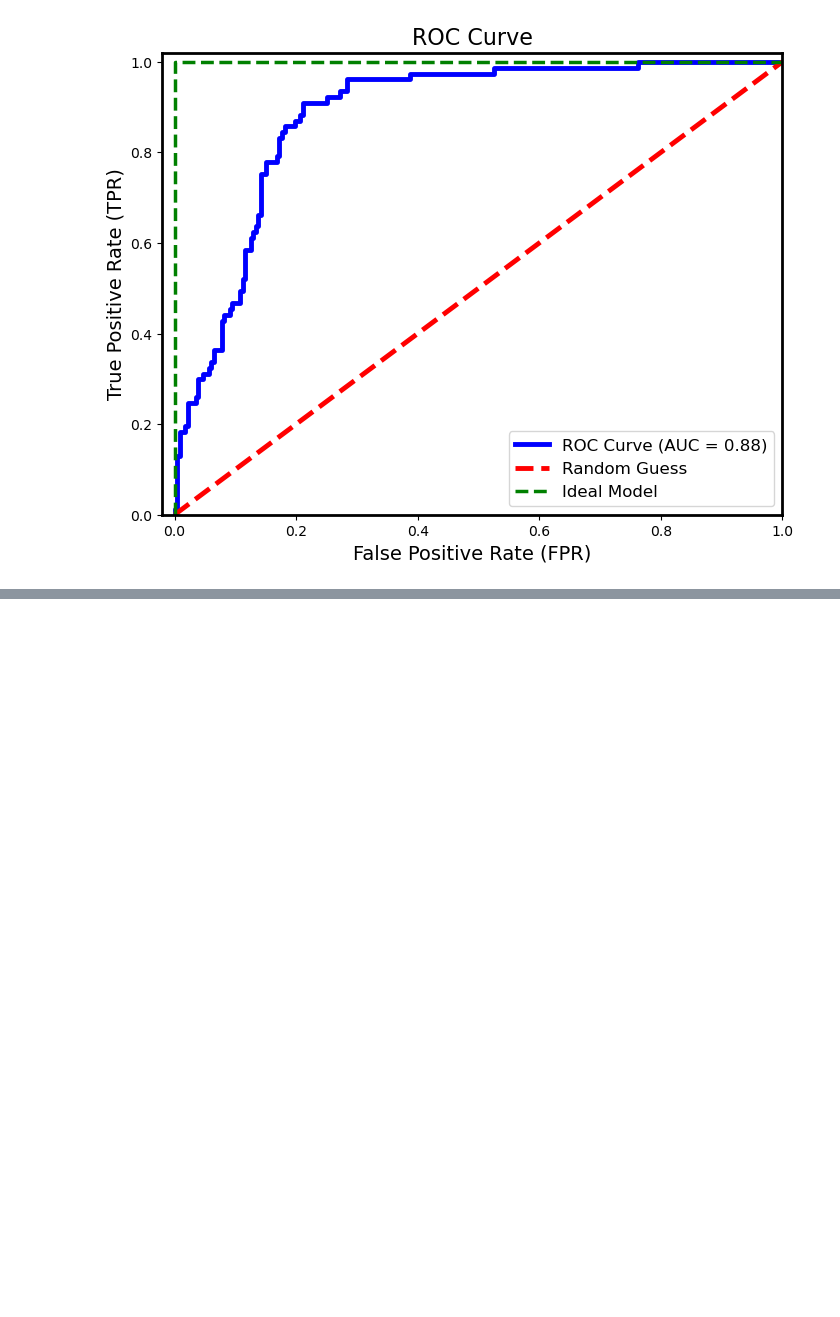
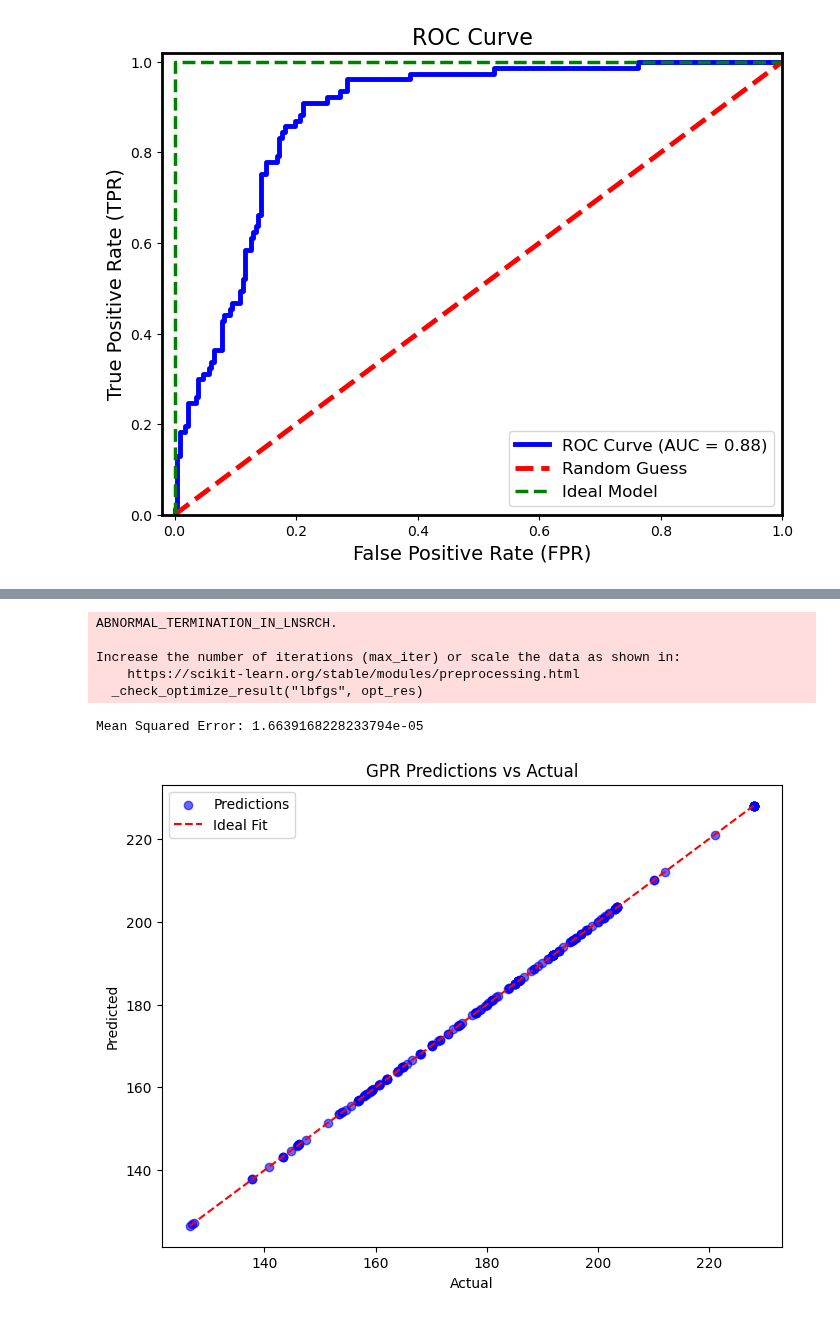
Before and after one commit to Wanwan-Laang/MSE598, a Jupyter notebook: Week10.ipynb, the cells around one changed output, grey strips where cells are left out. Drawn from its saved outputs; the diff is of its cells as text; code cells hidden in the pictures; blank space fills up the shorter version.

```diff
--- a/Week10.ipynb
+++ b/Week10.ipynb
@@ -166,0 +183,45 @@ df = pd.read_csv('https://github.com/maajdl/Yeh-concrete-data-sklearn/raw/master
+# %%
+from sklearn.gaussian_process import GaussianProcessRegressor
+from sklearn.gaussian_process.kernels import RBF, ConstantKernel as C
+from sklearn.metrics import mean_squared_error
+from sklearn.model_selection import train_test_split
+
+
+# Define the features (X) and target (y)
+X = df.drop(columns=['csMPa'])
+y = df['water']
+
+# Split the data into training and testing sets
+X_train, X_test, y_train, y_test = train_test_split(X, y, test_size=0.2, random_state=42)
+
+# Define the kernel for GPR
+kernel = C(1.0, (1e-3, 1e3)) * RBF(1.0, (1e-3, 1e3))
+
+# Initialize and fit the Gaussian Process Regressor
+gpr = GaussianProcessRegressor(kernel=kernel, n_restarts_optimizer=10, random_state=42)
+gpr.fit(X_train, y_train)
+
+# Make predictions
+y_pred, y_std = gpr.predict(X_test, return_std=True)
+
+# Evaluate the model
+mse = mean_squared_error(y_test, y_pred)
+print("Mean Squared Error:", mse)
+
+# Plot predictions vs actual values
+plt.figure(figsize=(8, 6))
+plt.scatter(y_test, y_pred, alpha=0.6, color='blue', label='Predictions')
+plt.plot([y_test.min(), y_test.max()], [y_test.min(), y_test.max()], color='red', linestyle='--',  label='Ideal Fit')
+plt.xlabel('Actual')
+plt.ylabel('Predicted')
+plt.title('GPR Predictions vs Actual')
+plt.legend()
+plt.show()
+# %% [output]
+ABNORMAL_TERMINATION_IN_LNSRCH.
+
+Increase the number of iterations (max_iter) or scale the data as shown in:
+    https://scikit-learn.org/stable/modules/preprocessing.html
+  _check_optimize_result("lbfgs", opt_res)
+Mean Squared Error: 1.6639168228233794e-05
+[figure, added]
```
Also changed, not shown: parts of 1 cell of this notebook, 1 other file.
